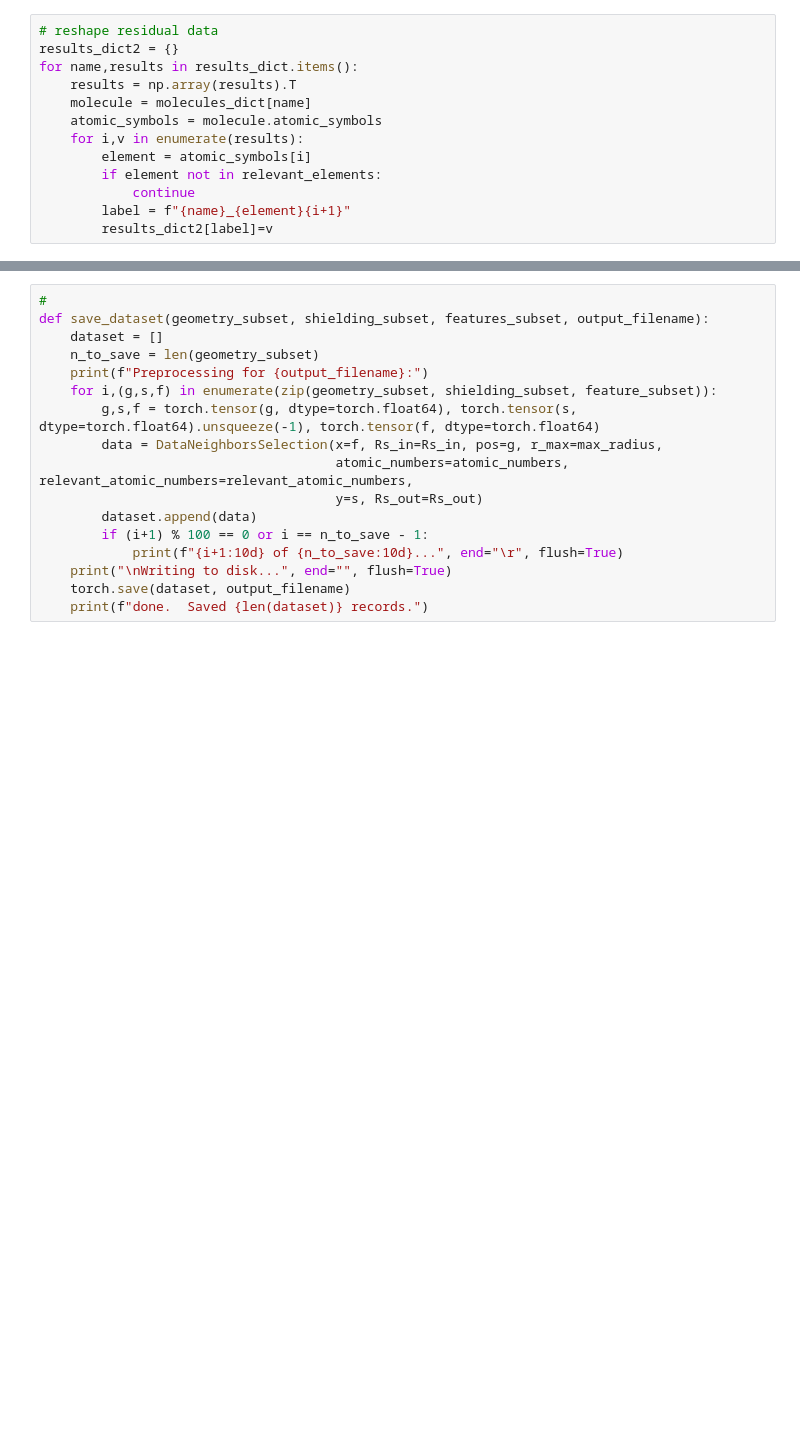
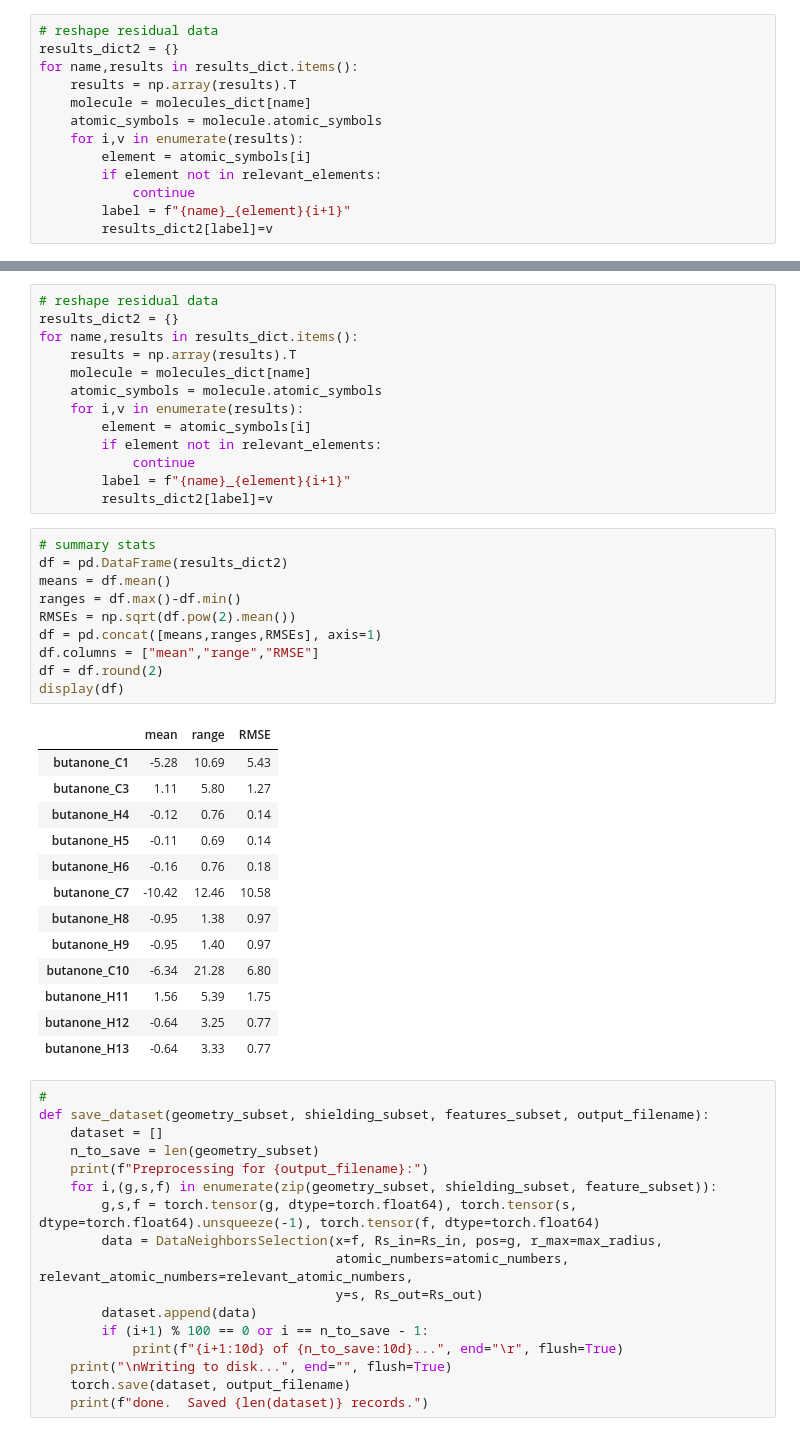
Before and after one commit to mister-bailey/solvent, a Jupyter notebook: training/small/small.ipynb, the cells around one changed output, grey strips where cells are left out. Drawn from its saved outputs; the diff is of its cells as text; blank space fills up the shorter version.

```diff
--- a/training/small/small.ipynb
+++ b/training/small/small.ipynb
@@ -334,3 +387,40 @@ display(df)
+# %%
+# reshape residual data
+results_dict2 = {}
+for name,results in results_dict.items():
+    results = np.array(results).T
+    molecule = molecules_dict[name]
+    atomic_symbols = molecule.atomic_symbols
+    for i,v in enumerate(results):
+        element = atomic_symbols[i]
+        if element not in relevant_elements:
+            continue
+        label = f"{name}_{element}{i+1}"
+        results_dict2[label]=v
+# %%
+# summary stats
+df = pd.DataFrame(results_dict2)
+means = df.mean()
+ranges = df.max()-df.min()
+RMSEs = np.sqrt(df.pow(2).mean())
+df = pd.concat([means,ranges,RMSEs], axis=1)
+df.columns = ["mean","range","RMSE"]
+df = df.round(2)
+display(df)
+# %% [output]
+|  | mean | range | RMSE |
+| butanone_C1 | -5.28 | 10.69 | 5.43 |
+| butanone_C3 | 1.11 | 5.80 | 1.27 |
+| butanone_H4 | -0.12 | 0.76 | 0.14 |
+| butanone_H5 | -0.11 | 0.69 | 0.14 |
+| butanone_H6 | -0.16 | 0.76 | 0.18 |
+| butanone_C7 | -10.42 | 12.46 | 10.58 |
+| butanone_H8 | -0.95 | 1.38 | 0.97 |
+| butanone_H9 | -0.95 | 1.40 | 0.97 |
+| butanone_C10 | -6.34 | 21.28 | 6.80 |
+| butanone_H11 | 1.56 | 5.39 | 1.75 |
+| butanone_H12 | -0.64 | 3.25 | 0.77 |
+| butanone_H13 | -0.64 | 3.33 | 0.77 |
 # %%
 #
 def save_dataset(geometry_subset, shielding_subset, features_subset, output_filename):
```
Also changed, not shown: parts of 6 cells of this notebook.
